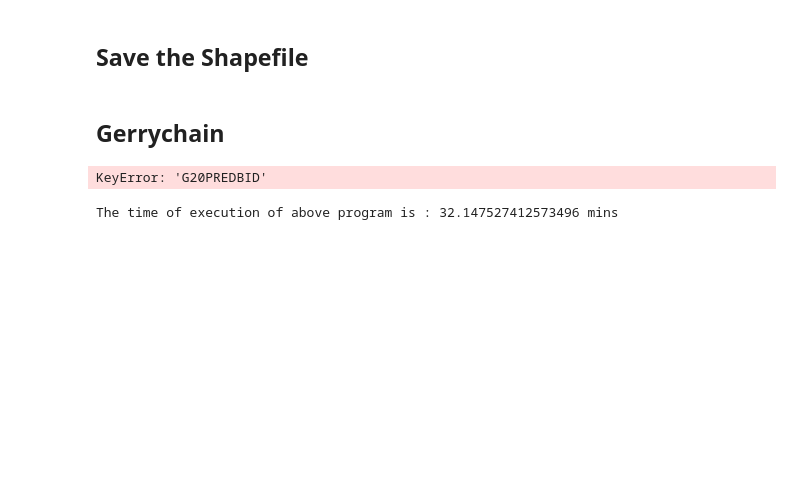
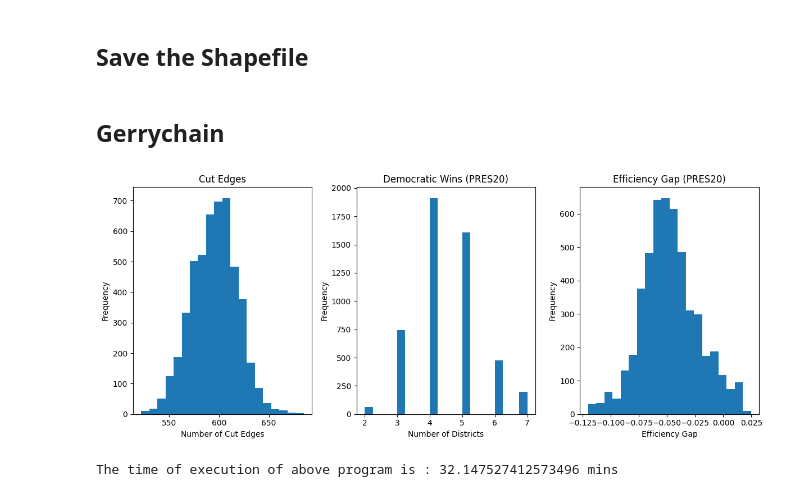
Before and after one commit to ssrawoorkar/final_proj, a Jupyter notebook: Final Project.ipynb, the cells around one changed output. Saved outputs shown, nothing was run; the diff lists cells and outputs as text; code cells hidden in the pictures; blank space fills up the shorter version.

```diff
--- a/Final Project.ipynb
+++ b/Final Project.ipynb
@@ -314,35 +312,40 @@ chain = MarkovChain(
     constraints=[pop_constraint, compactness_bound],
     accept=always_accept,
     initial_state=initial_partition,
     total_steps=total_steps_in_run
 )
 
 cut_edges_data = []
 dem_wins_data = []
 eg_data = []
 
 for partition in chain.with_progress_bar():
     cut_edges_data.append(len(partition['cut_edges']))
     dem_wins_data.append(partition['PRES20'].wins('Democratic'))
     eg_data.append(partition['PRES20'].efficiency_gap())
 
-fig, axes = plt.subplots(1, 2, figsize=(12, 5))
+fig, axes = plt.subplots(1, 3, figsize=(12, 5))
 
 axes[0].hist(cut_edges_data, bins=20)
 axes[0].set_title('Cut Edges')
 axes[0].set_xlabel('Number of Cut Edges')
 axes[0].set_ylabel('Frequency')
 
 axes[1].hist(dem_wins_data, bins=20)
 axes[1].set_title('Democratic Wins (PRES20)')
 axes[1].set_xlabel('Number of Districts')
 axes[1].set_ylabel('Frequency')
 
+axes[2].hist(eg_data, bins=20)
+axes[2].set_title('Efficiency Gap (PRES20)')
+axes[2].set_xlabel('Efficiency Gap')
+axes[2].set_ylabel('Frequency')
+
 plt.tight_layout()
 plt.savefig('id_histograms.png')
 plt.show()
 # %% [output]
-KeyError: 'G20PREDBID'
+[figure, added]
 # %%
 end_time = time.time()
 print('The time of execution of above program is :',
```
Also changed, not shown: parts of 3 cells of this notebook, 4 other files.
